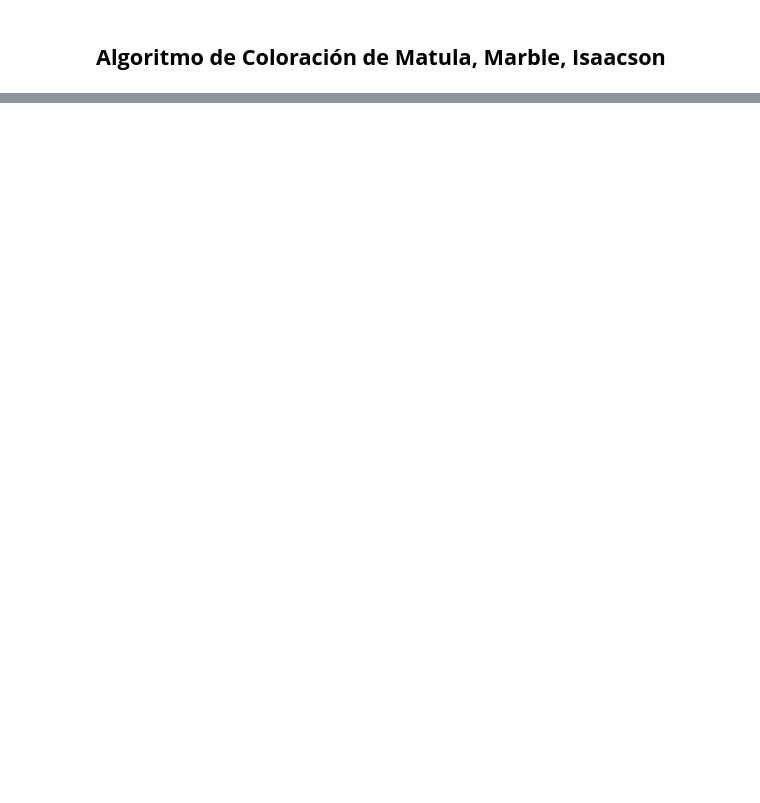
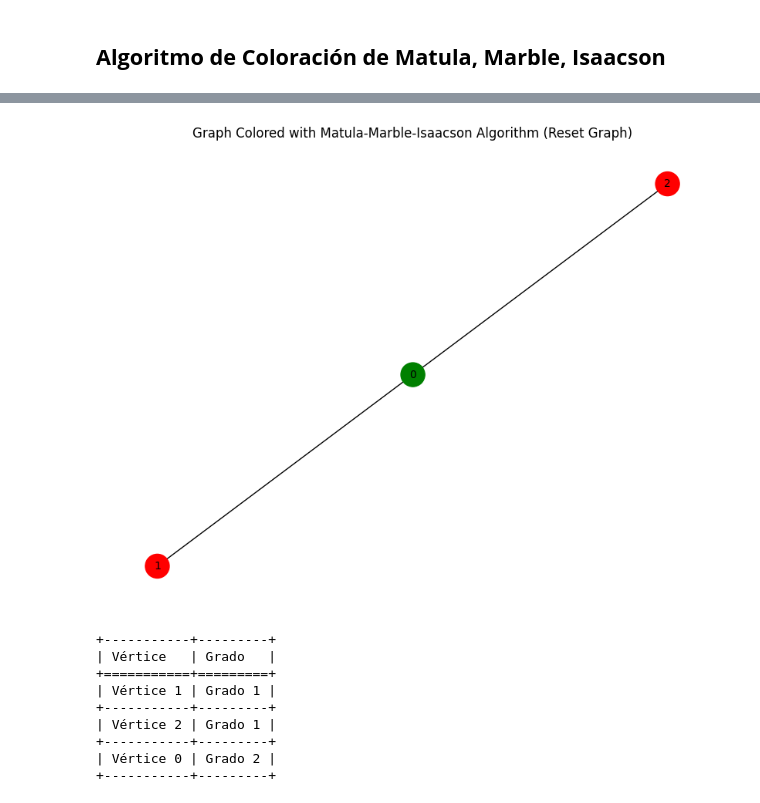
Before and after one commit to marcosd59/IT0425-INTELIGENCIA_ARTIFICIAL, a Jupyter notebook: Parcial 1/Proyecto/Coloreado de Grafos.ipynb, the cells around one changed output, grey strips where cells are left out. Saved outputs shown, nothing was run; the diff lists cells and outputs as text; code cells hidden in the pictures; blank space fills up the shorter version.

```diff
--- a/Parcial 1/Proyecto/Coloreado de Grafos.ipynb
+++ b/Parcial 1/Proyecto/Coloreado de Grafos.ipynb
@@ -131,5 +122,0 @@ def draw_graph(G, colors=None):
-# %%
-G = crear_grafo(n_vertices)
-asignar_colores(G)
-print("Grafo Original:")
-mostrar_grafo(G)
@@ -175,0 +123,19 @@ print(table)
+# %%
+def matula_marble_isaacson_algorithm(G, colors=['red', 'green', 'blue', 'yellow']):
+    """
+    Apply Matula-Marble-Isaacson algorithm to color the graph.
+    This algorithm sorts the vertices in ascending order of degree and then colors them.
+    """
+    # Sort the vertices based on ascending degree
+    vertices_sorted = sorted(G.nodes(), key=lambda x: G.degree(x))
+
+    for node in vertices_sorted:
+        # Find the first color that is not used by adjacent vertices
+        adjacent_colors = {G.nodes[neighbor]['color']
+                           for neighbor in G.neighbors(node)}
+        for color in colors:
+            if color not in adjacent_colors:
+                G.nodes[node]['color'] = color
+                break
+
+    return G
@@ -175,0 +148,22 @@ print(table)
+# %%
+# Apply Matula-Marble-Isaacson algorithm to the reset graph
+H = matula_marble_isaacson_algorithm(
+    H.copy())
+draw_graph(H,
+           "Graph Colored with Matula-Marble-Isaacson Algorithm (Reset Graph)")
+
+# Generate and print the degree table for the reset graph colored with Matula-Marble-Isaacson Algorithm
+table_matula_marble = create_degree_table(
+    H, reverse_order=False)
+print(table_matula_marble)
+# %% [output]
+[figure, added]
++-----------+---------+
+| Vértice   | Grado   |
++===========+=========+
+| Vértice 1 | Grado 1 |
++-----------+---------+
+| Vértice 2 | Grado 1 |
++-----------+---------+
+| Vértice 0 | Grado 2 |
++-----------+---------+
```
Also changed, not shown: parts of 19 cells of this notebook.
